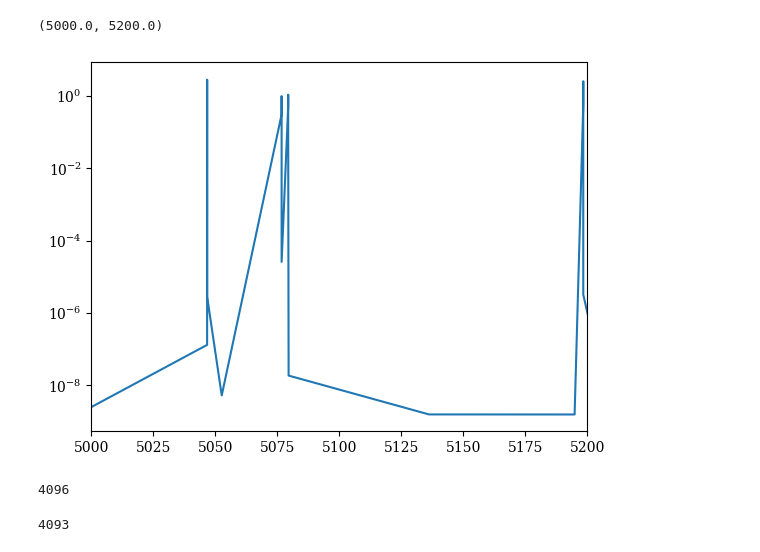
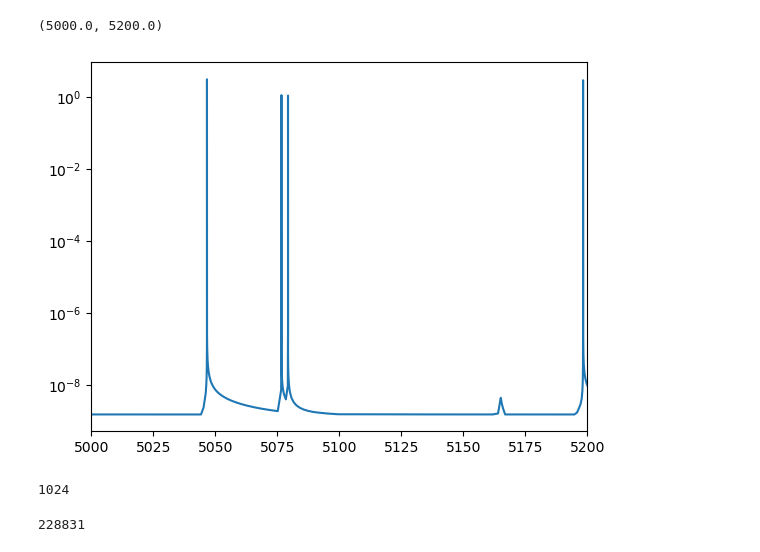
Before and after one commit to hojjatks/ROM_EnKF_earthquakecycle, a Jupyter notebook: Codes/earthquake/FigForward2D.ipynb, the cells around one changed output. Saved outputs shown, nothing was run; the diff lists cells and outputs as text; code cells hidden in the pictures.

```diff
--- a/Codes/earthquake/FigForward2D.ipynb
+++ b/Codes/earthquake/FigForward2D.ipynb
@@ -66,7 +66,7 @@ def slip_profile(ox, warm_up=0, orientation="horizontal"):
     plt.tight_layout()
     plt.show()
 # %%
-T_final = 5.5e3
+T_final = int(10.5e3)
 Ntout= cte.Ntout
 drs=0.012
 
@@ -120,36 +120,38 @@ def GenPaleo(a,t,v,slip,T_filter,L,v_thresh):
     return coseismicslip,T1
 # %%
 # loading qdyn simulations
-direct='/central/groups/astuart/hkaveh/Data/LearnROM/transfer/2DSim_MainSimulation_Tf'+str(T_final)+"Nx="+str(cte_eq.Nxout)+"Nt="+str(cte_eq.Ntout)+'drs'+str(drs)+".npz"
+direct='/central/groups/astuart/hkaveh/Data/LearnROM/2DSim_MainSimulation_Tf'+str(T_final)+"Nx="+str(cte_eq.Nxout)+"Nt="+str(cte_eq.Ntout)+'drs'+str(drs)+".npz"
+direct='/central/groups/Avouac_lab/hkaveh/Data/LearnROM/2D/2DSim_MainSimulation_Tf'+str(T_final)+"Nx="+str(cte_eq.Nxout)+"Nt="+str(cte_eq.Ntout)+'drs'+str(drs)+".npz"
+
 data=np.load(direct)
 # %%
 v=data["v"]
 #theta=p.ox["theta"]
 #tau=p.ox["tau"]
 slip=data["slip"]
 t=data["t"]
 a=data["a"]
-Nx=int(a.shape[0])
+Nx=int(a.shape[0]//cte_eq.Nxout)
 
 Nt=int(t.shape[0]/Nx) # number of time steps
 
 V_ox=v.reshape((Nt,Nx))
 ttime=t.reshape((Nt,Nx))
 vmax=np.max(V_ox,axis=1)
 plt.plot(ttime[:,0]/cte.t_yr,vmax)
 plt.yscale("log")
 plt.xlim(left=5000,right=5200)
 # %% [output]
 (5000.0, 5200.0)
-[figure, old version]
+[figure, new version]
 # %%
 Nx
 # %% [output]
-4096
+1024
 # %%
 Nt
 # %% [output]
-4093
+228831
 # %%
 T_filter=500
 v_thresh=1e-2
```
Also changed, not shown: parts of 6 cells of this notebook, 6 other files.
